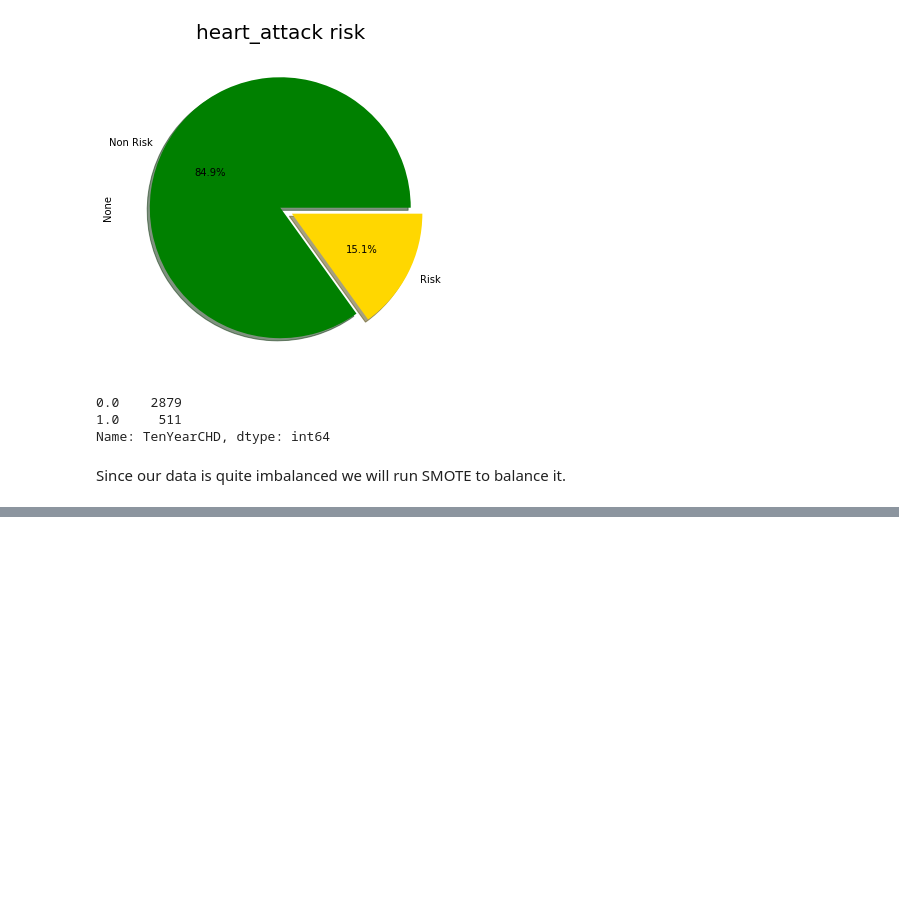
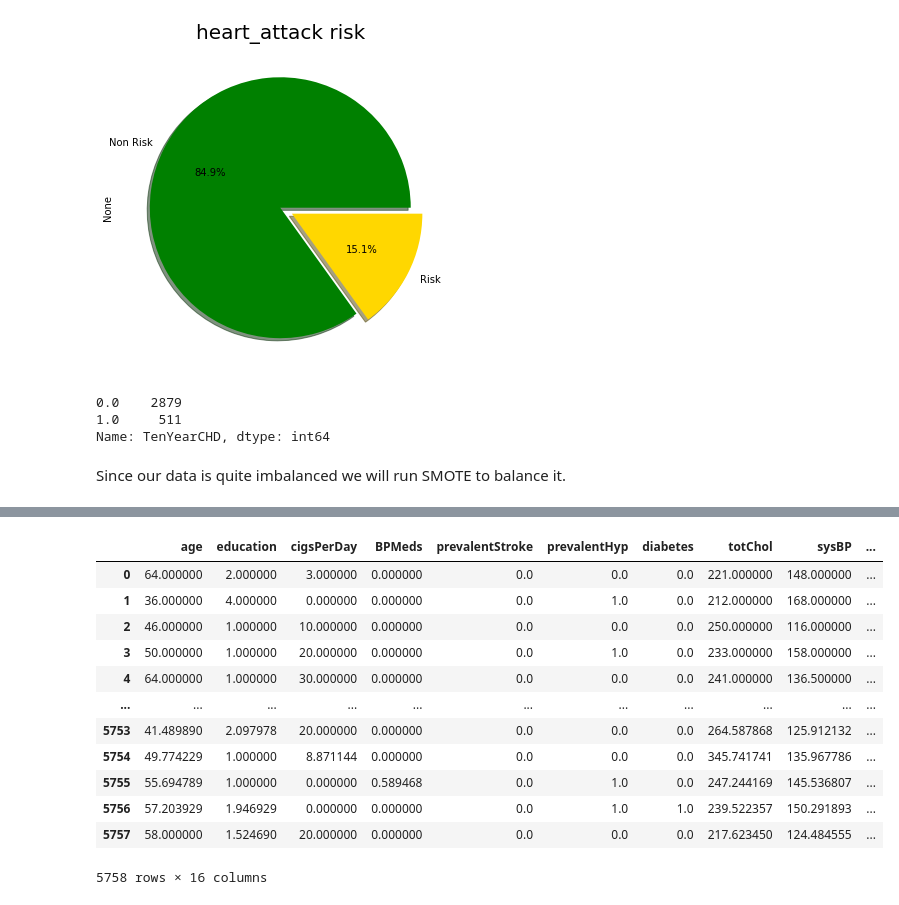
Before and after one commit to Tanjul5/Cardiovascular-Risk-Prediction, a Jupyter notebook: Cardiovascular_Risk_Prediction.ipynb, the cells around one changed output, grey strips where cells are left out. Cells and saved outputs as stored; diff of their text form; code cells hidden in the pictures; blank space fills up the shorter version.

```diff
--- a/Cardiovascular_Risk_Prediction.ipynb
+++ b/Cardiovascular_Risk_Prediction.ipynb
@@ -365,3 +365,7 @@ Name: TenYearCHD, dtype: int64
 # %% [markdown]
 
 Since our data is quite imbalanced we will run SMOTE to balance it.
+# %%
+# Let us now split
+X = df1.drop(['TenYearCHD'], axis=1)
+y = df1['TenYearCHD']
@@ -367,0 +376,19 @@ Since our data is quite imbalanced we will run SMOTE to balance it.
+# %%
+#Using SMOTE for oversampling
+from imblearn.over_sampling import SMOTE
+
+smote = SMOTE()
+
+# fit predictor and target variable
+X_smote, y_smote = smote.fit_resample(X, y)
+
+print('Original dataset shape', len(df1))
+print('Resampled dataset shape', len(y_smote))
+
+
+print("Before OverSampling, counts of label '1': {}".format(sum(y_train == 1)))
+print("Before OverSampling, counts of label '0': {} \n".format(sum(y_train == 0)))
+
+
+print("After OverSampling, counts of label '1': {}".format(sum(y_smote == 1)))
+print("After OverSampling, counts of label '0': {}".format(sum(y_smote == 0)))
@@ -367,0 +403,18 @@ Since our data is quite imbalanced we will run SMOTE to balance it.
+# %%
+df_new = pd.concat([X_smote,y_smote], axis=1)
+# %%
+df_new
+# %% [output]
+|  | age | education | cigsPerDay | BPMeds | prevalentStroke | prevalentHyp | diabetes | totChol | sysBP | ... |
+| 0 | 64.000000 | 2.000000 | 3.000000 | 0.000000 | 0.0 | 0.0 | 0.0 | 221.000000 | 148.000000 | ... |
+| 1 | 36.000000 | 4.000000 | 0.000000 | 0.000000 | 0.0 | 1.0 | 0.0 | 212.000000 | 168.000000 | ... |
+| 2 | 46.000000 | 1.000000 | 10.000000 | 0.000000 | 0.0 | 0.0 | 0.0 | 250.000000 | 116.000000 | ... |
+| 3 | 50.000000 | 1.000000 | 20.000000 | 0.000000 | 0.0 | 1.0 | 0.0 | 233.000000 | 158.000000 | ... |
+| 4 | 64.000000 | 1.000000 | 30.000000 | 0.000000 | 0.0 | 0.0 | 0.0 | 241.000000 | 136.500000 | ... |
+| ... | ... | ... | ... | ... | ... | ... | ... | ... | ... | ... |
+| 5753 | 41.489890 | 2.097978 | 20.000000 | 0.000000 | 0.0 | 0.0 | 0.0 | 264.587868 | 125.912132 | ... |
+| 5754 | 49.774229 | 1.000000 | 8.871144 | 0.000000 | 0.0 | 0.0 | 0.0 | 345.741741 | 135.967786 | ... |
+| 5755 | 55.694789 | 1.000000 | 0.000000 | 0.589468 | 0.0 | 1.0 | 0.0 | 247.244169 | 145.536807 | ... |
+| 5756 | 57.203929 | 1.946929 | 0.000000 | 0.000000 | 0.0 | 1.0 | 1.0 | 239.522357 | 150.291893 | ... |
+| 5757 | 58.000000 | 1.524690 | 20.000000 | 0.000000 | 0.0 | 0.0 | 0.0 | 217.623450 | 124.484555 | ... |
+5758 rows × 16 columns
```
Also changed, not shown: parts of 6 cells of this notebook.
